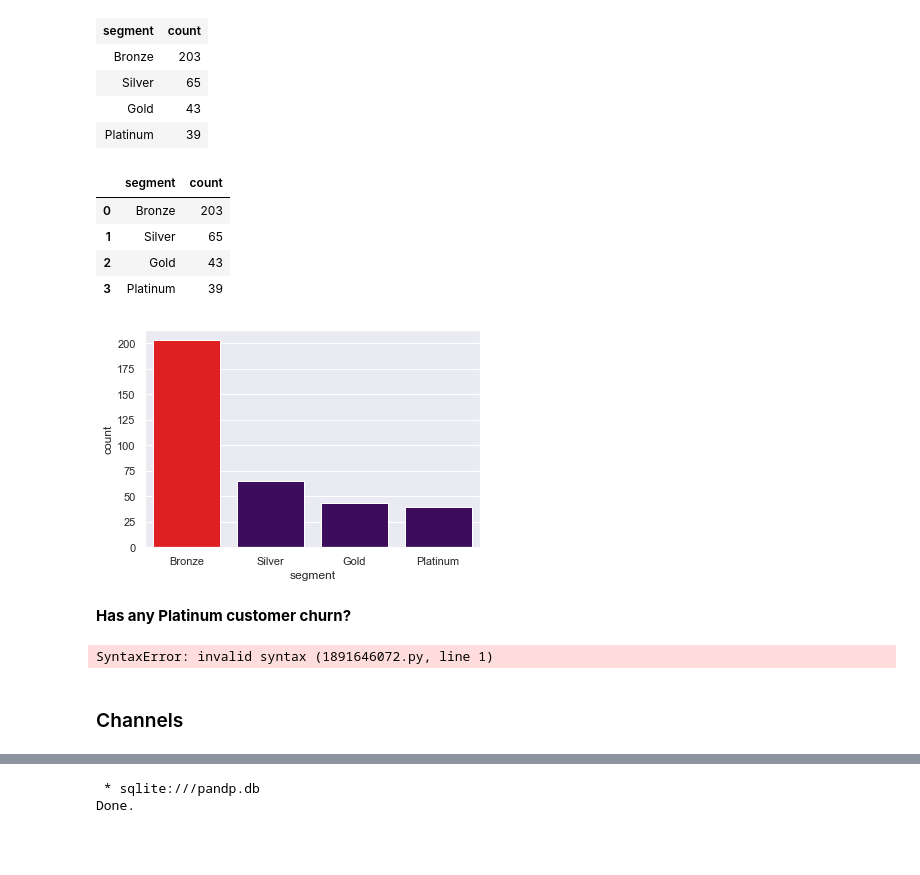
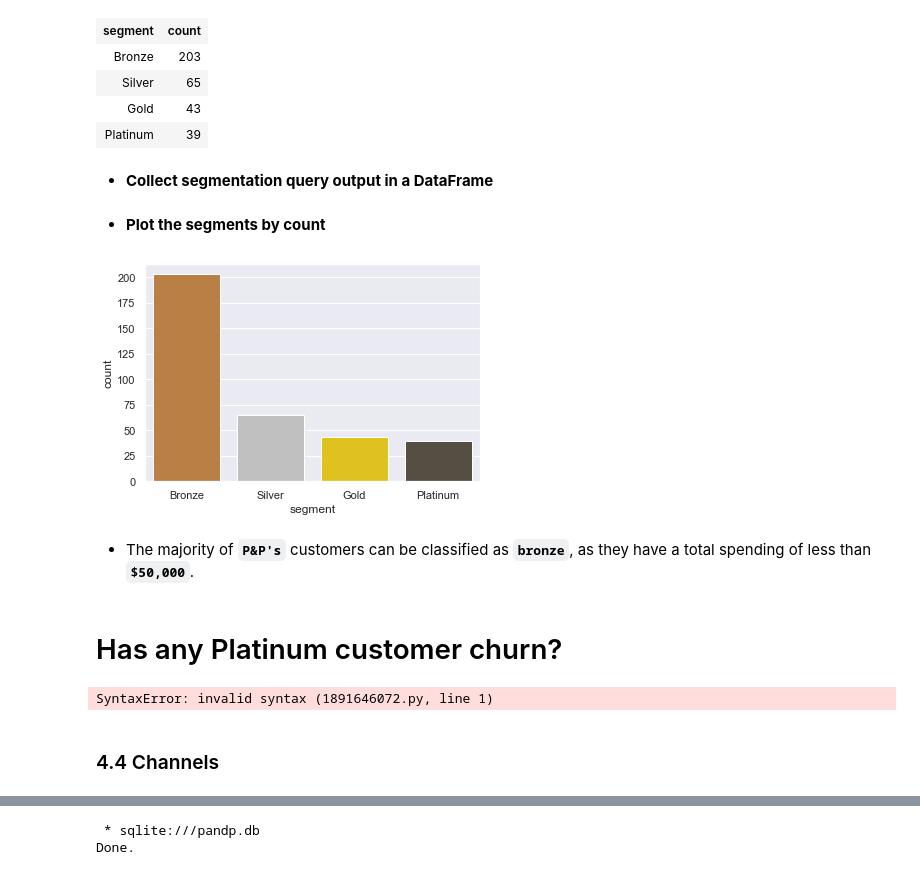
Before and after one commit to BuhariS/Interrogation-of-the-Parch-Posey-Database, a Jupyter notebook: Interrogation of the Parch & Posey Database.ipynb, the cells around one changed output, grey strips where cells are left out. Drawn from its saved outputs; the diff is of its cells as text; code cells hidden in the pictures; blank space fills up the shorter version.

```diff
--- a/Interrogation of the Parch & Posey Database.ipynb
+++ b/Interrogation of the Parch & Posey Database.ipynb
@@ -605,30 +623,26 @@ Done.
 | Silver | 65 |
 | Gold | 43 |
 | Platinum | 39 |
+# %% [markdown]
+- **Collect segmentation query output in a DataFrame**
 # %%
 # Collect segmentation query output in a dictionary
 segements = {'segment': ['Bronze', 'Silver', 'Gold', 'Platinum'],
              'count': [203, 65, 43, 39]}
 # Create the DataFrame
 segements_df = pd.DataFrame(segements)
-segements_df
-# %% [output]
-|  | segment | count |
-| 0 | Bronze | 203 |
-| 1 | Silver | 65 |
-| 2 | Gold | 43 |
-| 3 | Platinum | 39 |
+# %% [markdown]
+- **Plot the segments by count**
 # %%
-colour = '#3D0069'
-colours = [colour for i in range(len(channel_df)-1)]
-palette = ['red']
-palette.extend(colours)
-
+# Plot the segments by count
+palette = ['#CD7F32', '#C0C0C0', '#FFD700', '#584F3F']
 ax = sns.barplot(x='segment', y='count', data=segements_df, palette=palette)
 # %% [output]
-[figure, old version]
+[figure, new version]
+# %% [markdown]
+- The majority of **`P&P's`** customers can be classified as **`bronze`**, as they have a total spending of less than **`$50,000`**.
 # %% [markdown]
-**Has any Platinum customer churn?**
+# Has any Platinum customer churn?
 # %%
 %%sql
 WITH cte AS (SELECT account_id , ROUND(SUM(total_amt_usd), 2) total
@@ -645,4 +659,4 @@ STRFTIME('%Y', occurred_at) year
 # %% [output]
 SyntaxError: invalid syntax (1891646072.py, line 1)
 # %% [markdown]
-### Channels
+### 4.4 Channels
```
Also changed, not shown: parts of 44 cells of this notebook.
